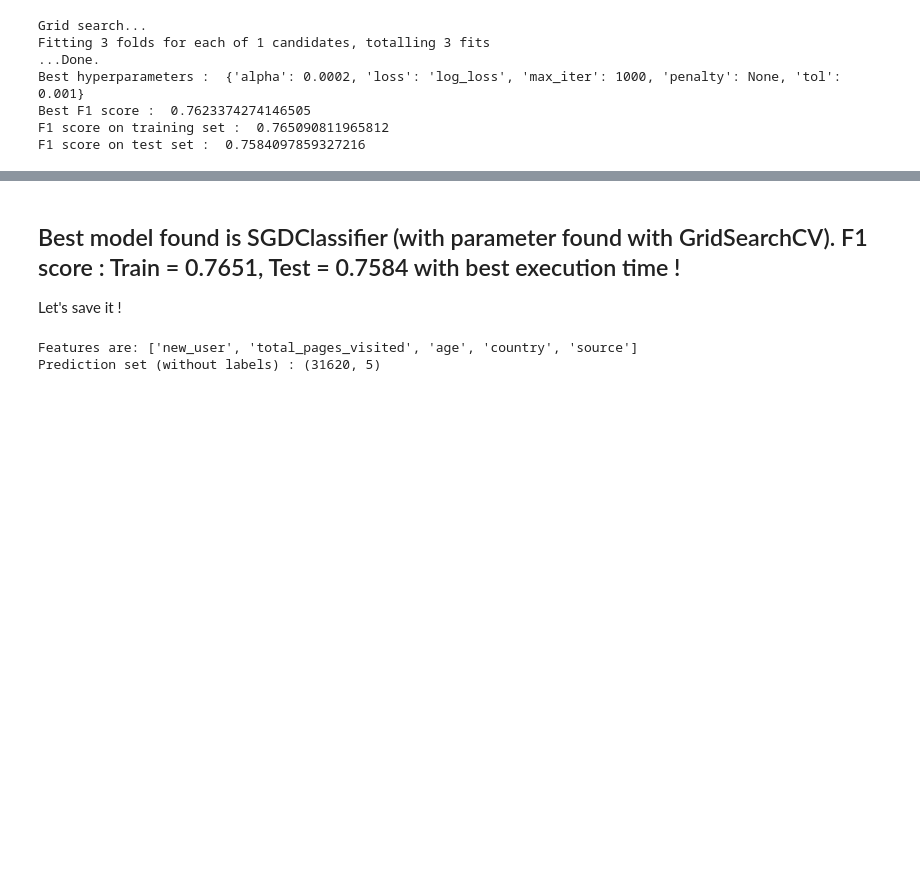
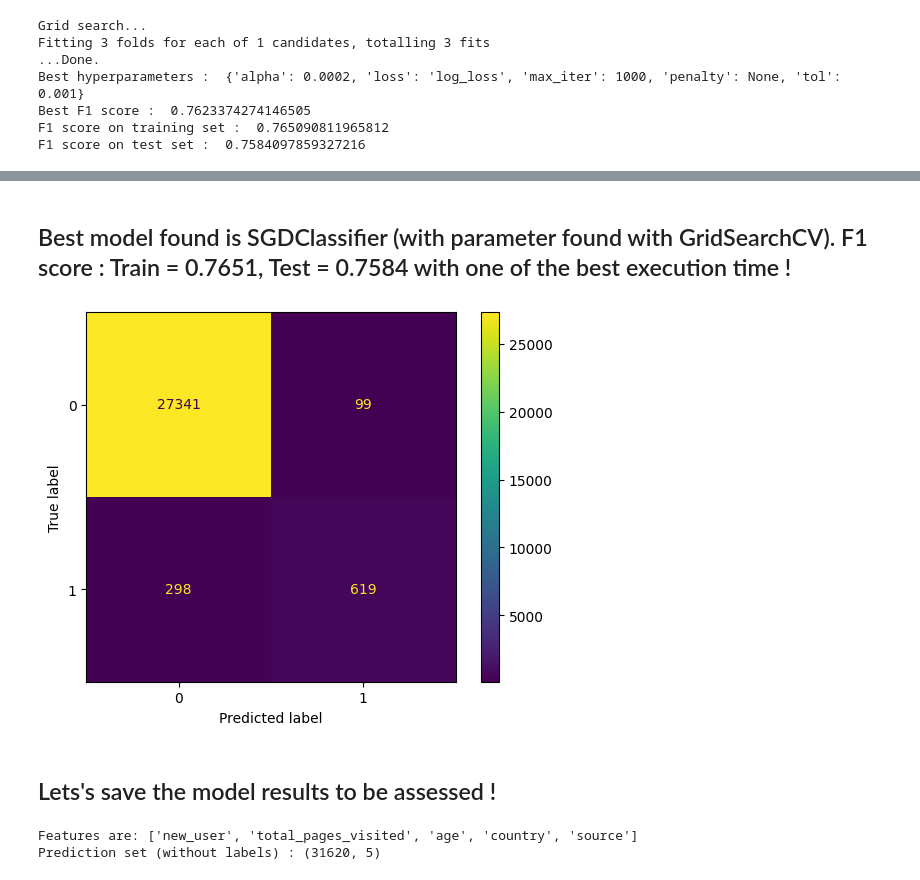
Before and after one commit to ylequere/Jedha_Projects, a Jupyter notebook: 04 - Conversion rates/Conversion_rate_challenge_template.ipynb, the cells around one changed output, grey strips where cells are left out. Saved outputs shown, nothing was run; the diff lists cells and outputs as text; code cells hidden in the pictures; blank space fills up the shorter version.

Commit message:
Modifying predictions for SGDClassifier. Adding a new jupyter notebook to tune SGDClassifier.

```diff
--- a/04 - Conversion rates/Conversion_rate_challenge_template.ipynb
+++ b/04 - Conversion rates/Conversion_rate_challenge_template.ipynb
@@ -687,6 +687,16 @@ df_results.sort_values('F1_Test', ascending = False)
 # %% [markdown]
-## Best model found is SGDClassifier (with parameter found with GridSearchCV). F1 score : Train = 0.7651, Test = 0.7584 with best execution time !
-Let's save it !
+## Best model found is SGDClassifier (with parameter found with GridSearchCV). F1 score : Train = 0.7651, Test = 0.7584 with one of the best execution time !
+# %%
+import matplotlib.pyplot as plt
+from sklearn.metrics import confusion_matrix, ConfusionMatrixDisplay
+
+matrix = confusion_matrix(y_true=Y_test, y_pred=Y_test_pred)
+ConfusionMatrixDisplay(confusion_matrix=matrix).plot()
+plt.show()
+# %% [output]
+[figure, added]
+# %% [markdown]
+## Lets's save the model results to be assessed !
 # %%
 # Read data without labels
 features_list = numeric_features + categorical_features
```
Also changed, not shown: parts of 24 cells of this notebook, 2 other files.
